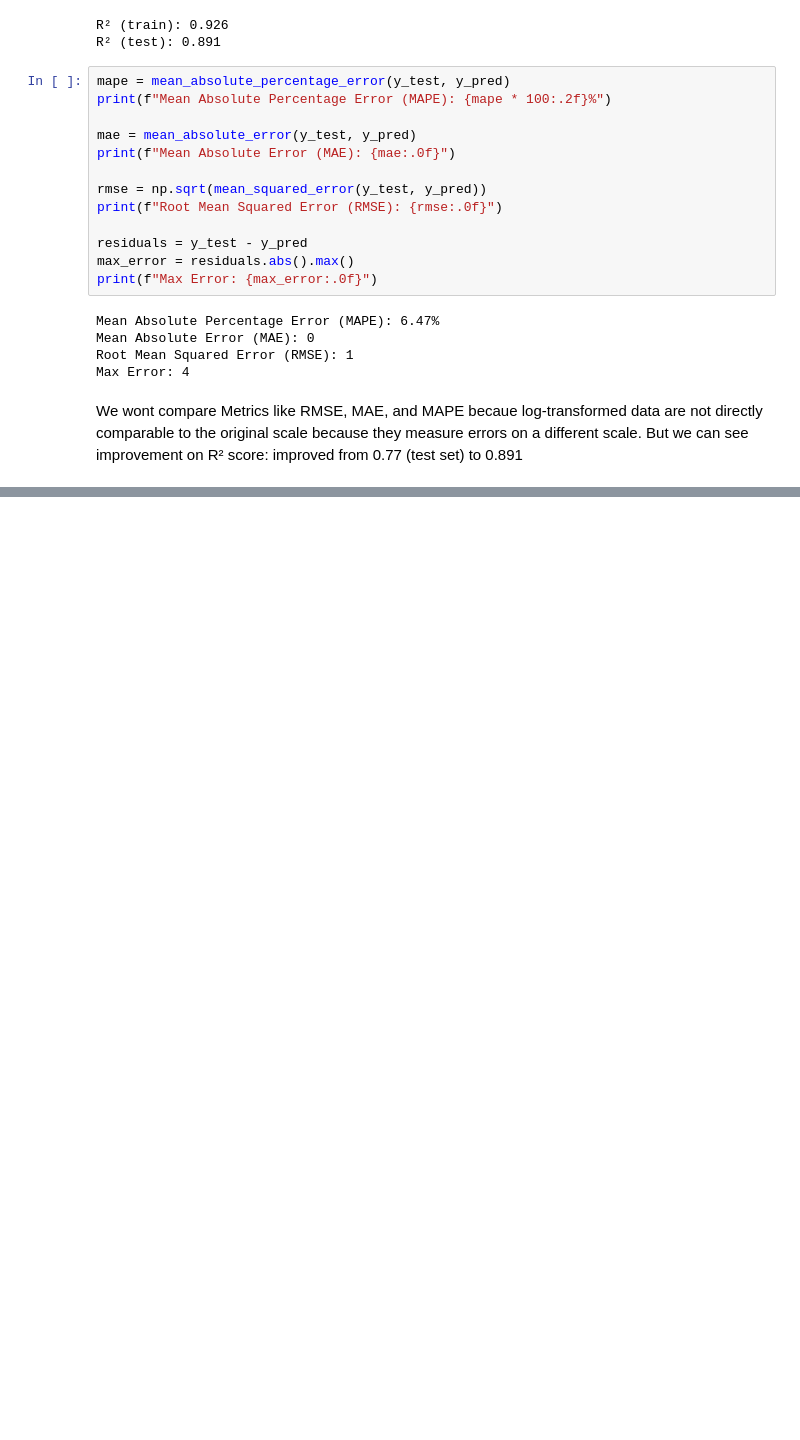
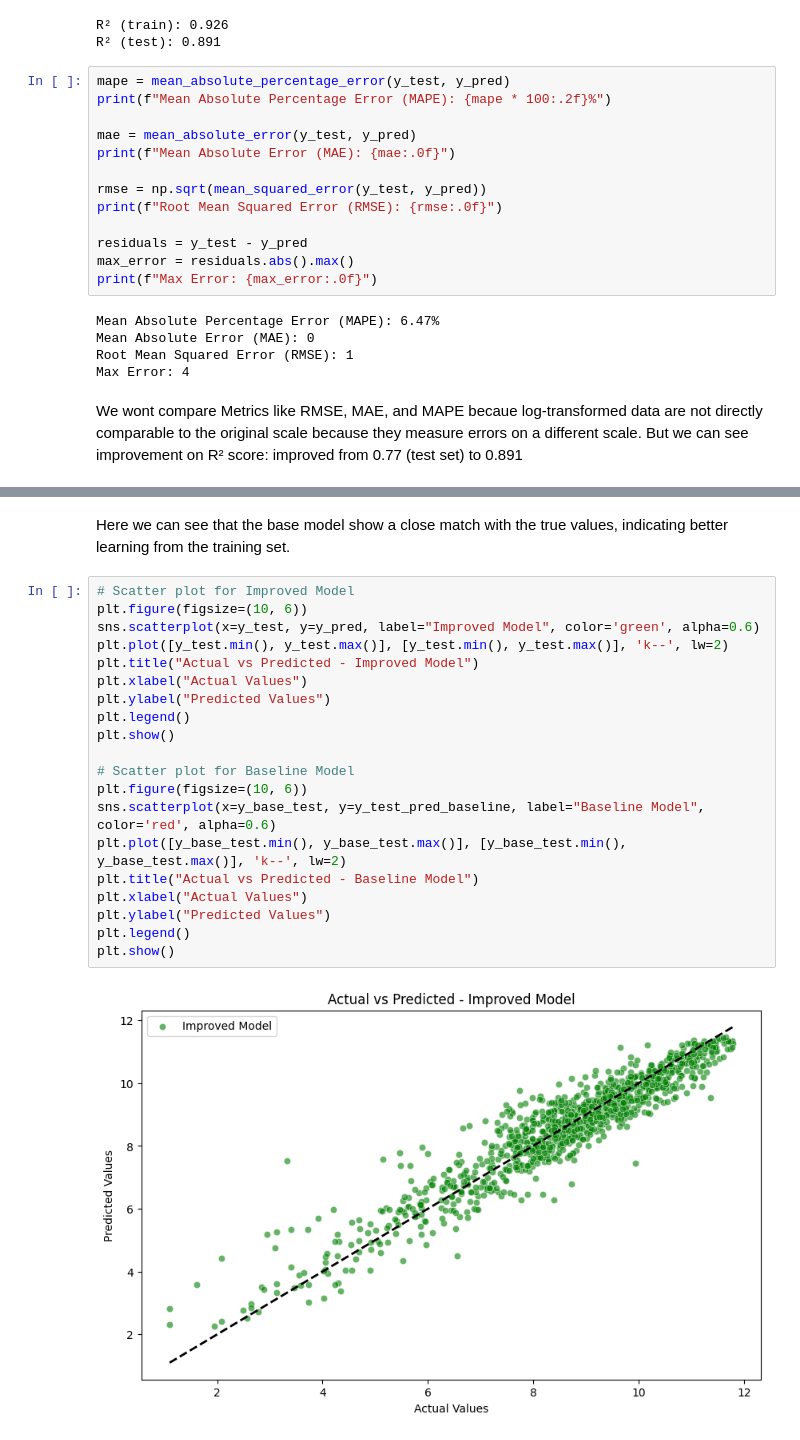
Before and after one commit to opalpeltzman/YouTubeLikesPrediction, a Jupyter notebook: YouTubeLikePrediction_Part2.ipynb, the cells around one changed output, grey strips where cells are left out. Saved outputs shown, nothing was run; the diff lists cells and outputs as text; blank space fills up the shorter version.

```diff
--- a/YouTubeLikePrediction_Part2.ipynb
+++ b/YouTubeLikePrediction_Part2.ipynb
@@ -843,0 +961,24 @@ But we can see improvement on R² score:  improved from 0.77 (test set) to 0.891
+# %% [markdown]
+Here we can see that the base model show a close match with the true values, indicating better learning from the training set.
+# %%
+# Scatter plot for Improved Model
+plt.figure(figsize=(10, 6))
+sns.scatterplot(x=y_test, y=y_pred, label="Improved Model", color='green', alpha=0.6)
+plt.plot([y_test.min(), y_test.max()], [y_test.min(), y_test.max()], 'k--', lw=2)
+plt.title("Actual vs Predicted - Improved Model")
+plt.xlabel("Actual Values")
+plt.ylabel("Predicted Values")
+plt.legend()
+plt.show()
+
+# Scatter plot for Baseline Model
+plt.figure(figsize=(10, 6))
+sns.scatterplot(x=y_base_test, y=y_test_pred_baseline, label="Baseline Model", color='red', alpha=0.6)
+plt.plot([y_base_test.min(), y_base_test.max()], [y_base_test.min(), y_base_test.max()], 'k--', lw=2)
+plt.title("Actual vs Predicted - Baseline Model")
+plt.xlabel("Actual Values")
+plt.ylabel("Predicted Values")
+plt.legend()
+plt.show()
+# %% [output]
+[figure, added]
```
Also changed, not shown: parts of 24 cells of this notebook.
